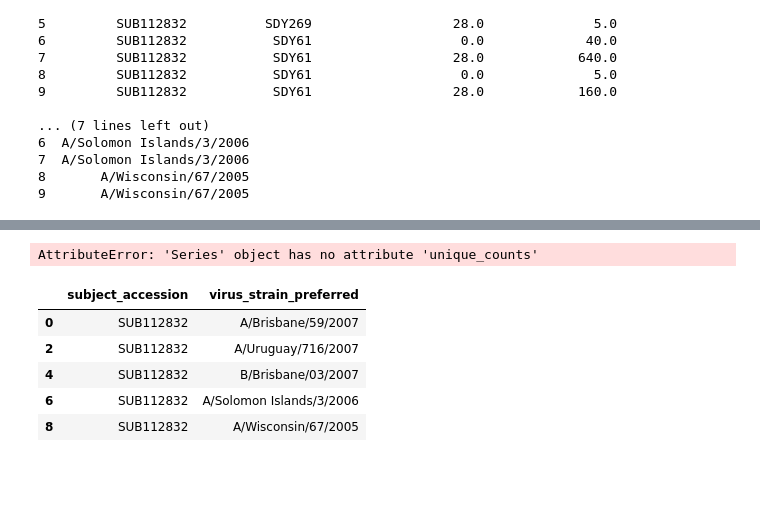
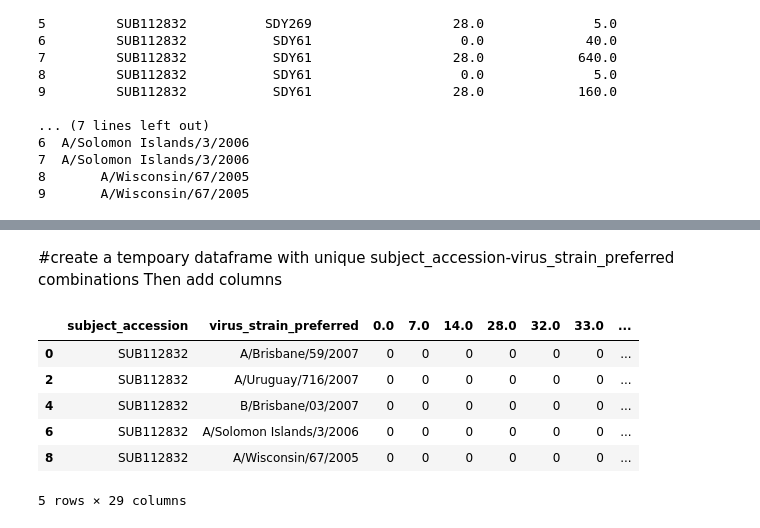
Before and after one commit to andrew-lele/vaccine-efficiency, a Jupyter notebook: hai_responses.ipynb, the cells around one changed output, grey strips where cells are left out. Cells and saved outputs as stored; diff of their text form; code cells hidden in the pictures; blank space fills up the shorter version.

Commit message:
continuation of creating table...

```diff
--- a/hai_responses.ipynb
+++ b/hai_responses.ipynb
@@ -92,14 +89,18 @@ subj = [x for x in subj]
-# %%
-hai_result["study_time_collected"]()
-# %% [output]
-AttributeError: 'Series' object has no attribute 'unique_counts'
+# %% [markdown]
+#create a tempoary dataframe with unique subject_accession-virus_strain_preferred combinations
+Then add columns
 # %%
 temp = hai_result[['subject_accession', 'virus_strain_preferred']].drop_duplicates()
+
+for i in days:
+    temp[i] = 0
+
 temp.head()
 # %% [output]
-|  | subject_accession | virus_strain_preferred |
-| 0 | SUB112832 | A/Brisbane/59/2007 |
-| 2 | SUB112832 | A/Uruguay/716/2007 |
-| 4 | SUB112832 | B/Brisbane/03/2007 |
-| 6 | SUB112832 | A/Solomon Islands/3/2006 |
-| 8 | SUB112832 | A/Wisconsin/67/2005 |
+|  | subject_accession | virus_strain_preferred | 0.0 | 7.0 | 14.0 | 28.0 | 32.0 | 33.0 | ... |
+| 0 | SUB112832 | A/Brisbane/59/2007 | 0 | 0 | 0 | 0 | 0 | 0 | ... |
+| 2 | SUB112832 | A/Uruguay/716/2007 | 0 | 0 | 0 | 0 | 0 | 0 | ... |
+| 4 | SUB112832 | B/Brisbane/03/2007 | 0 | 0 | 0 | 0 | 0 | 0 | ... |
+| 6 | SUB112832 | A/Solomon Islands/3/2006 | 0 | 0 | 0 | 0 | 0 | 0 | ... |
+| 8 | SUB112832 | A/Wisconsin/67/2005 | 0 | 0 | 0 | 0 | 0 | 0 | ... |
+5 rows × 29 columns
```
Also changed, not shown: parts of 13 cells of this notebook.
